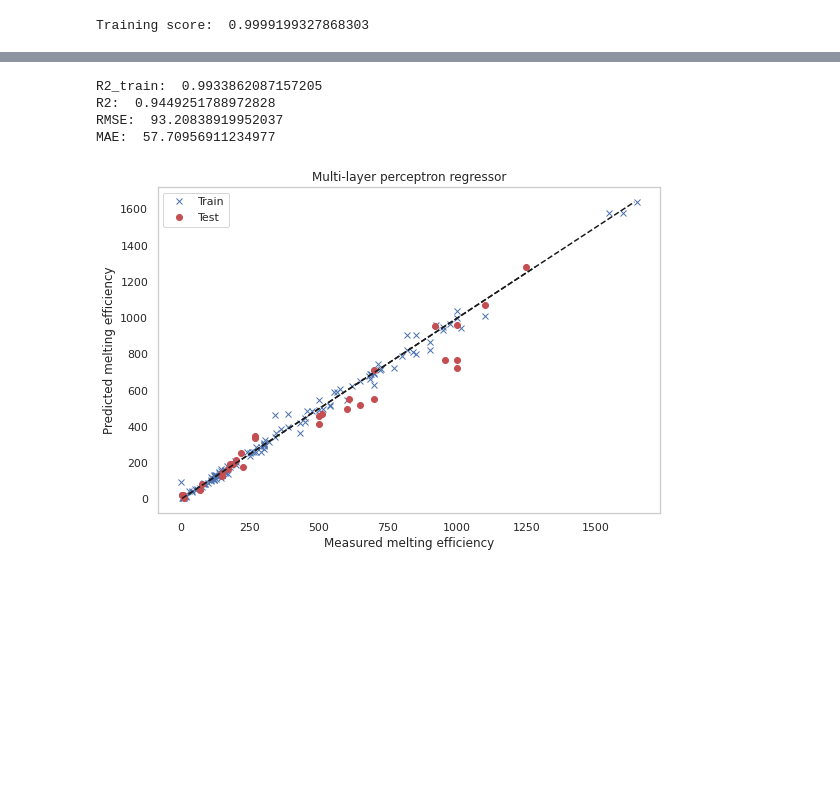
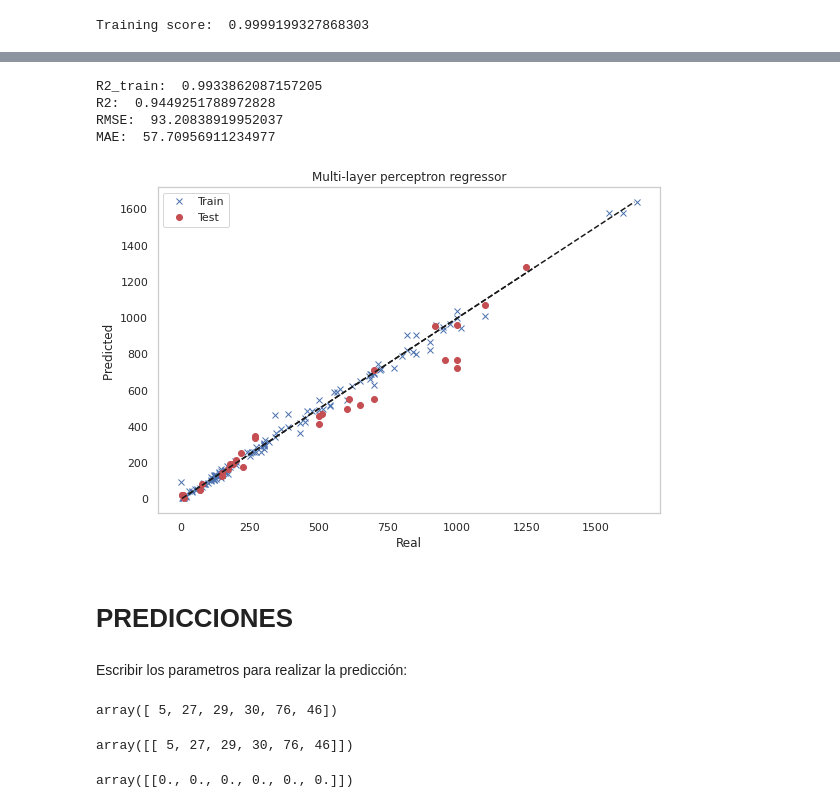
Before and after one commit to GermanOmar/ICM, a Jupyter notebook: Taller1COLAB.ipynb, the cells around one changed output, grey strips where cells are left out. Drawn from its saved outputs; the diff is of its cells as text; code cells hidden in the pictures; blank space fills up the shorter version.

```diff
--- a/Taller1COLAB.ipynb
+++ b/Taller1COLAB.ipynb
@@ -271,33 +275,53 @@ fig = plt.figure()
 fig.set_size_inches((9,6))
 import matplotlib.pyplot as plt
 plt.rcParams.update({'font.size': 30})
 
 plt.plot(y_train, y_star_train, 'bx', label = 'Train')
 plt.plot([y_star_train.min(), y_star_train.max()], [y_star_train.min(), y_star_train.max()], 'k--')
 plt.plot(y_test, y_pred, 'ro', label = 'Test')
 plt.plot([y_pred.min(), y_pred.max()], [y_pred.min(), y_pred.max()], 'k--')
 plt.legend()
-plt.ylabel('Predicted melting efficiency')
-plt.xlabel('Measured melting efficiency')
+plt.ylabel('Predicted ')
+plt.xlabel('Real')
 plt.title("Multi-layer perceptron regressor")
 print()
 
 from sklearn.metrics import r2_score
 from sklearn.metrics import mean_absolute_error as MAE
 R2_train=r2_score(y_train, y_star_train)
 print('R2_train: ',R2_train)
 
 #METRICS: R2, RMSE, MAE
 R2=r2_score(y_test, y_pred)
 print('R2: ',R2)
 RMSE = np.sqrt(MSE_test)
 print("RMSE: ", RMSE)
 MAE = MAE(y_test, y_pred)
 print("MAE: ", MAE)
 print()
 # %% [output]
 R2_train:  0.9933862087157205
 R2:  0.9449251788972828
 RMSE:  93.20838919952037
 MAE:  57.70956911234977
-[figure, old version]
+[figure, new version]
+# %% [markdown]
+# PREDICCIONES
+# %% [markdown]
+Escribir los parametros para realizar la predicción:
+# %%
+X_p = [5, 27, 29, 30, 76, 46]
+X_pr=np.array(X_p)
+X_pr
+# %% [output]
+array([ 5, 27, 29, 30, 76, 46])
+# %%
+X_pre=X_pr.reshape(1, -1)
+X_pre
+# %% [output]
+array([[ 5, 27, 29, 30, 76, 46]])
+# %%
+X_pred = scaler.fit_transform(X_pre)
+X_pred
+# %% [output]
+array([[0., 0., 0., 0., 0., 0.]])
```
Also changed, not shown: parts of 33 cells of this notebook.
